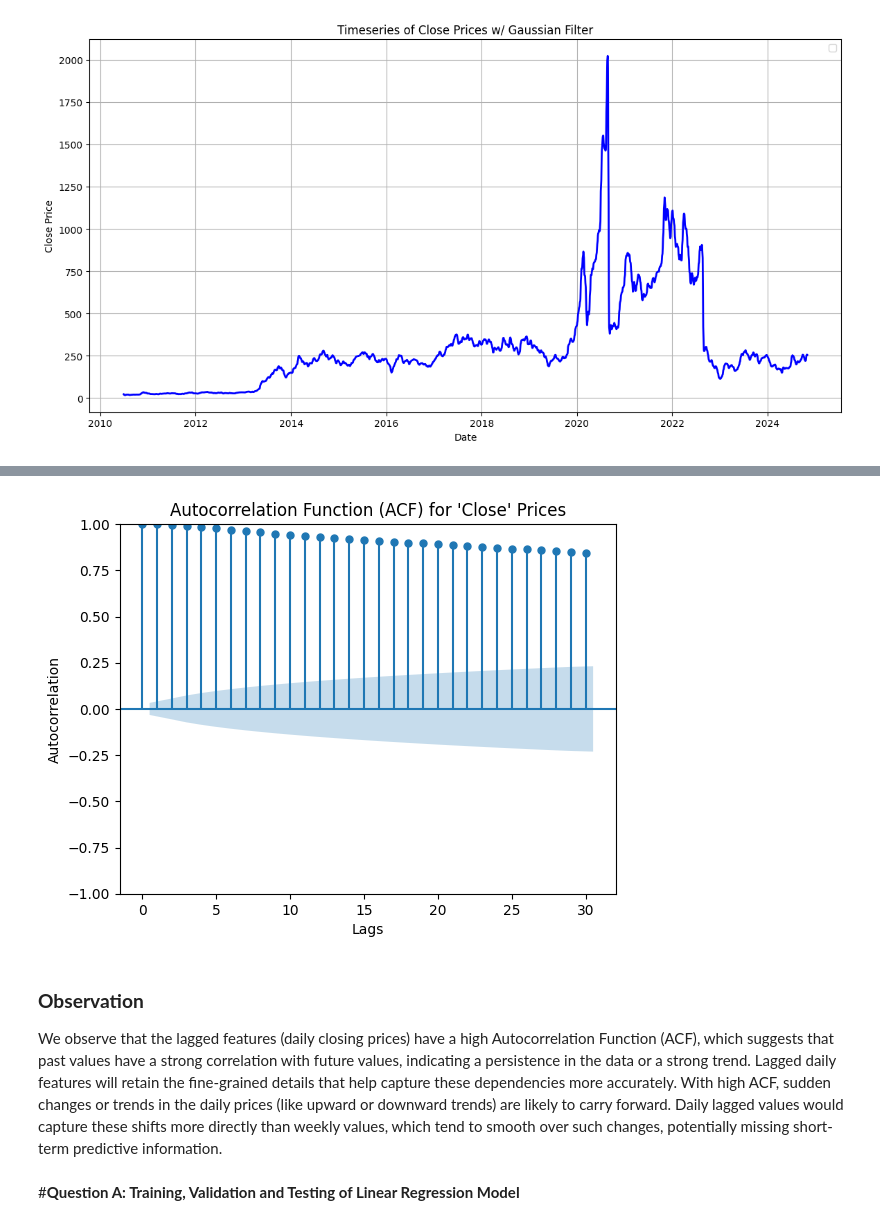
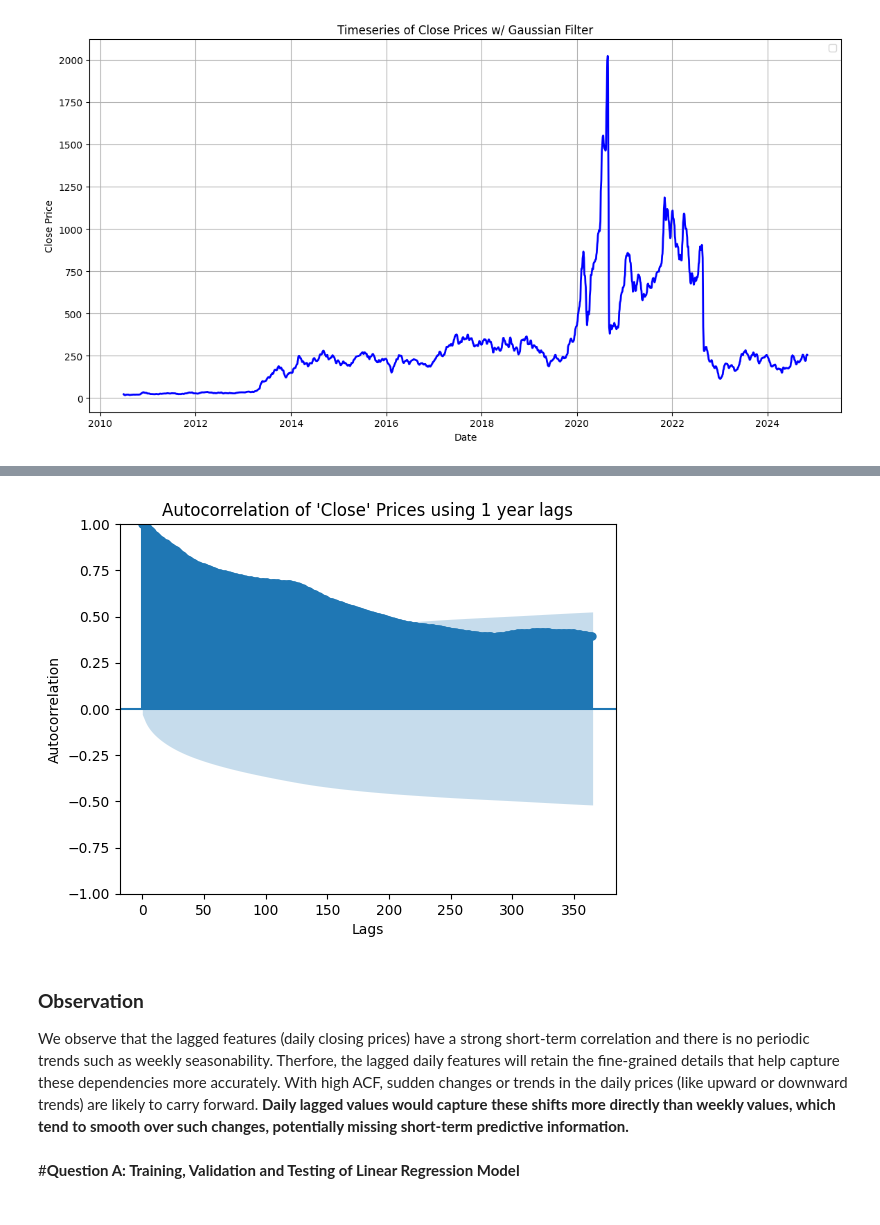
Before and after one commit to miltiadiss/CEID_NE5237-Decision-Theory, a Jupyter notebook: TSLA_stock_price_prediction.ipynb, the cells around one changed output, grey strips where cells are left out. Cells and saved outputs as stored; diff of their text form; code cells hidden in the pictures.

```diff
--- a/TSLA_stock_price_prediction.ipynb
+++ b/TSLA_stock_price_prediction.ipynb
@@ -83,17 +85,17 @@ Therefore, we will choose to use the daily closing prices as features for the tr
 # %%
 from statsmodels.graphics.tsaplots import plot_acf
 
-# Create ACF plot to find related lags
-plot_acf(df['Close'], lags=30)
-plt.title("Autocorrelation Function (ACF) for 'Close' Prices")
+# Create ACF plot to find correlation between closing prices for interval of 1 year
+plot_acf(df['Close'], lags=365)
+plt.title("Autocorrelation of 'Close' Prices using 1 year lags")
 plt.xlabel("Lags")
 plt.ylabel("Autocorrelation")
 plt.show()
 # %% [output]
-[figure, old version]
+[figure, new version]
 # %% [markdown]
 ### **Observation**
-We observe that the lagged features (daily closing prices) have a high Autocorrelation Function (ACF), which suggests that past values have a strong correlation with future values, indicating a persistence in the data or a strong trend. Lagged daily features will retain the fine-grained details that help capture these dependencies more accurately. With high ACF, sudden changes or trends in the daily prices (like upward or downward trends) are likely to carry forward. Daily lagged values would capture these shifts more directly than weekly values, which tend to smooth over such changes, potentially missing short-term predictive information.
+We observe that the lagged features (daily closing prices) have a strong short-term correlation and there is no periodic trends such as weekly seasonability. Therfore, the lagged daily features will retain the fine-grained details that help capture these dependencies more accurately. With high ACF, sudden changes or trends in the daily prices (like upward or downward trends) are likely to carry forward. **Daily lagged values would capture these shifts more directly than weekly values, which tend to smooth over such changes, potentially missing short-term predictive information.**
 # %% [markdown]
 #**Question A: Training, Validation and Testing of Linear Regression Model**
 # %% [markdown]
```
Also changed, not shown: parts of 10 cells of this notebook.
